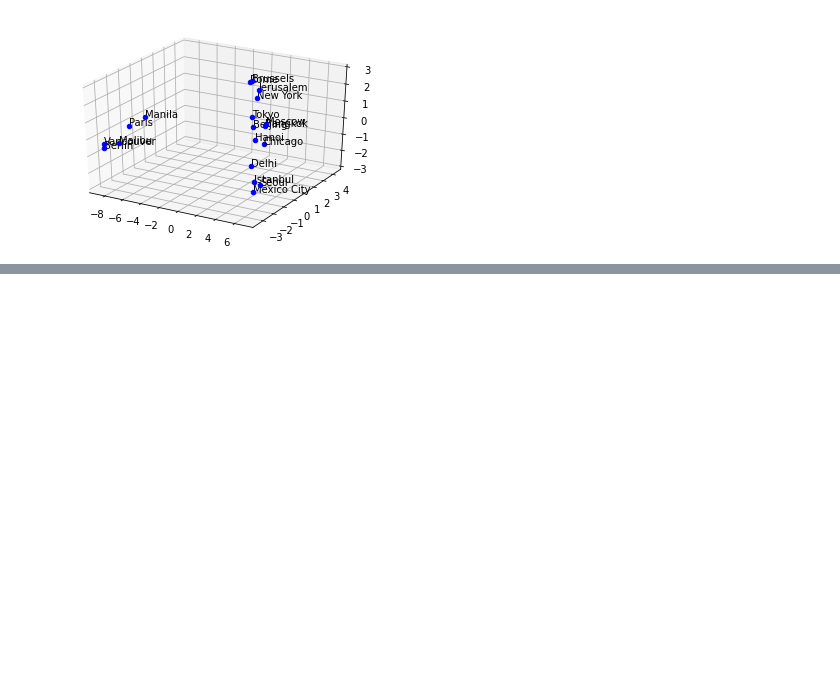
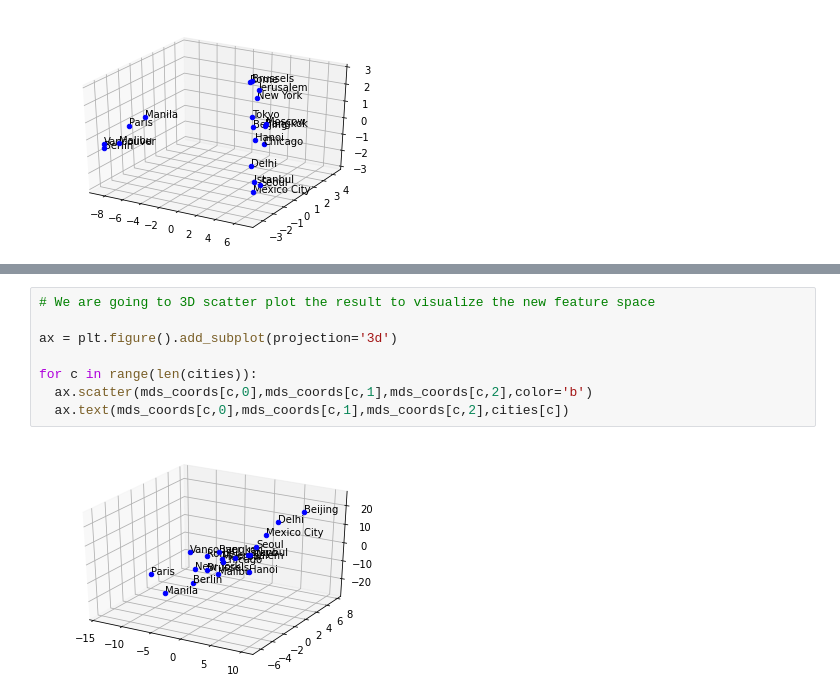
Before and after one commit to masa512/PCA, a Jupyter notebook: multidimensional_scaling.ipynb, the cells around one changed output, grey strips where cells are left out. Cells and saved outputs as stored; diff of their text form; blank space fills up the shorter version.

```diff
--- a/multidimensional_scaling.ipynb
+++ b/multidimensional_scaling.ipynb
@@ -117,0 +138,10 @@ for c in range(len(cities)):
+# %%
+# We are going to 3D scatter plot the result to visualize the new feature space
+
+ax = plt.figure().add_subplot(projection='3d')
+
+for c in range(len(cities)):
+  ax.scatter(mds_coords[c,0],mds_coords[c,1],mds_coords[c,2],color='b')
+  ax.text(mds_coords[c,0],mds_coords[c,1],mds_coords[c,2],cities[c])
+# %% [output]
+[figure, added]
```
Also changed, not shown: parts of 5 cells of this notebook.
